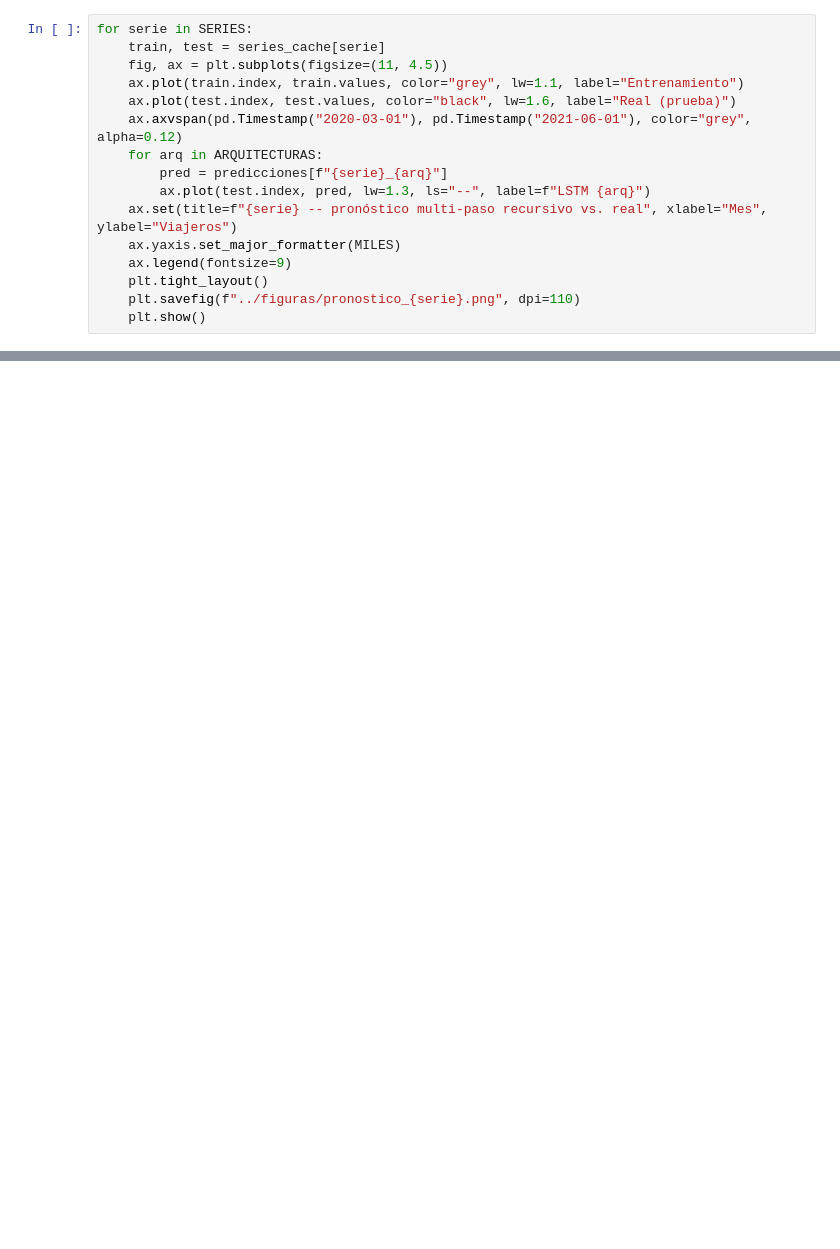
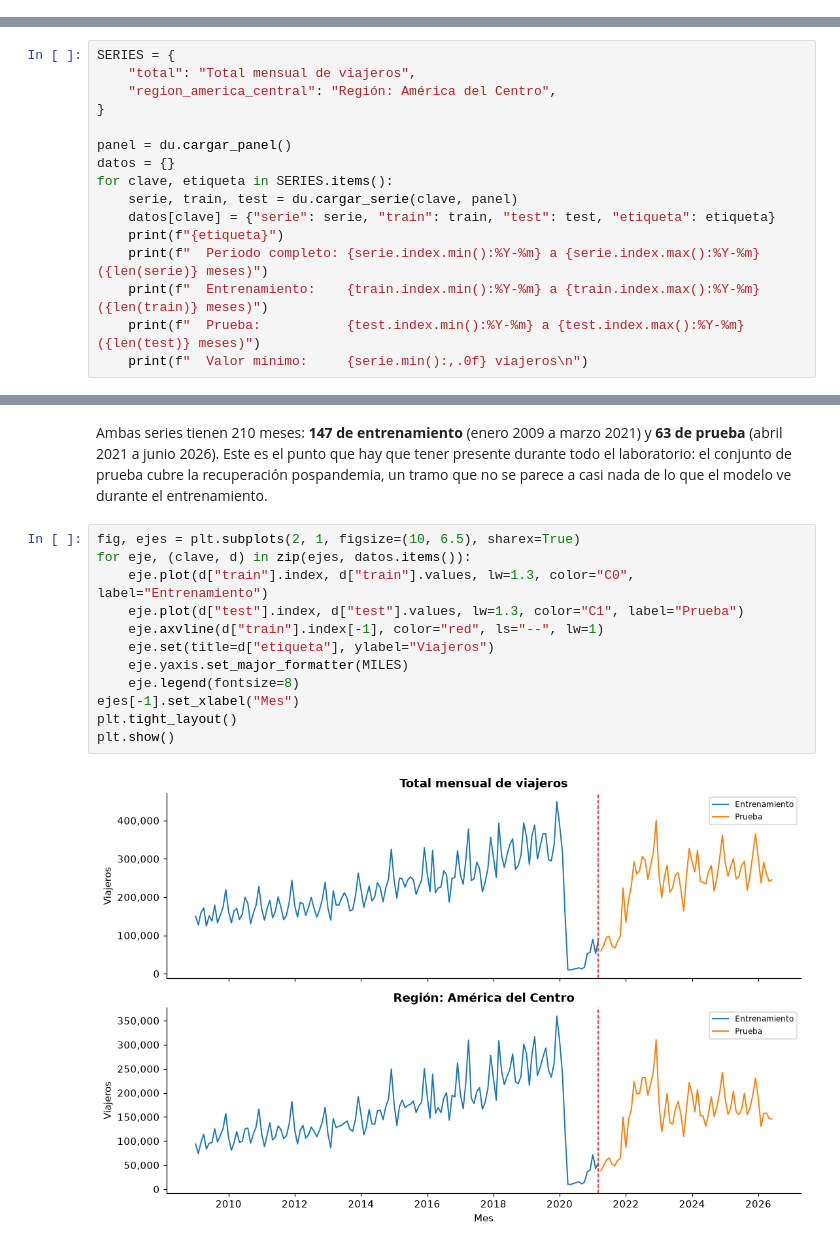
Before and after one commit to Tunchxz/CC3084-Laboratorio-2, a Jupyter notebook: notebooks/01_lstm_series.ipynb, the cells around one changed output, grey strips where cells are left out. Drawn from its saved outputs; the diff is of its cells as text; blank space fills up the shorter version.

Commit message:
refactor(notebooks): LSTM series models build

```diff
--- a/notebooks/01_lstm_series.ipynb
+++ b/notebooks/01_lstm_series.ipynb
@@ -203,16 +0,0 @@ si predice bien en términos absolutos.
-# %%
-for serie in SERIES:
-    train, test = series_cache[serie]
-    fig, ax = plt.subplots(figsize=(11, 4.5))
-    ax.plot(train.index, train.values, color="grey", lw=1.1, label="Entrenamiento")
-    ax.plot(test.index, test.values, color="black", lw=1.6, label="Real (prueba)")
-    ax.axvspan(pd.Timestamp("2020-03-01"), pd.Timestamp("2021-06-01"), color="grey", alpha=0.12)
-    for arq in ARQUITECTURAS:
-        pred = predicciones[f"{serie}_{arq}"]
-        ax.plot(test.index, pred, lw=1.3, ls="--", label=f"LSTM {arq}")
-    ax.set(title=f"{serie} -- pronóstico multi-paso recursivo vs. real", xlabel="Mes", ylabel="Viajeros")
-    ax.yaxis.set_major_formatter(MILES)
-    ax.legend(fontsize=9)
-    plt.tight_layout()
-    plt.savefig(f"../figuras/pronostico_{serie}.png", dpi=110)
-    plt.show()
@@ -231,0 +63,16 @@ for serie in SERIES:
+# %%
+SERIES = {
+    "total": "Total mensual de viajeros",
+    "region_america_central": "Región: América del Centro",
+}
+
+panel = du.cargar_panel()
+datos = {}
+for clave, etiqueta in SERIES.items():
+    serie, train, test = du.cargar_serie(clave, panel)
+    datos[clave] = {"serie": serie, "train": train, "test": test, "etiqueta": etiqueta}
+    print(f"{etiqueta}")
+    print(f"  Periodo completo: {serie.index.min():%Y-%m} a {serie.index.max():%Y-%m} ({len(serie)} meses)")
+    print(f"  Entrenamiento:    {train.index.min():%Y-%m} a {train.index.max():%Y-%m} ({len(train)} meses)")
+    print(f"  Prueba:           {test.index.min():%Y-%m} a {test.index.max():%Y-%m} ({len(test)} meses)")
+    print(f"  Valor mínimo:     {serie.min():,.0f} viajeros\n")
@@ -231,0 +91,19 @@ for serie in SERIES:
+# %% [markdown]
+Ambas series tienen 210 meses: **147 de entrenamiento** (enero 2009 a marzo 2021) y
+**63 de prueba** (abril 2021 a junio 2026). Este es el punto que hay que tener presente
+durante todo el laboratorio: el conjunto de prueba cubre la recuperación pospandemia, un
+tramo que no se parece a casi nada de lo que el modelo ve durante el entrenamiento.
+# %%
+fig, ejes = plt.subplots(2, 1, figsize=(10, 6.5), sharex=True)
+for eje, (clave, d) in zip(ejes, datos.items()):
+    eje.plot(d["train"].index, d["train"].values, lw=1.3, color="C0", label="Entrenamiento")
+    eje.plot(d["test"].index, d["test"].values, lw=1.3, color="C1", label="Prueba")
+    eje.axvline(d["train"].index[-1], color="red", ls="--", lw=1)
+    eje.set(title=d["etiqueta"], ylabel="Viajeros")
+    eje.yaxis.set_major_formatter(MILES)
+    eje.legend(fontsize=8)
+ejes[-1].set_xlabel("Mes")
+plt.tight_layout()
+plt.show()
+# %% [output]
+[figure, added]
```
Also changed, not shown: parts of 48 cells of this notebook, 4 other files.
